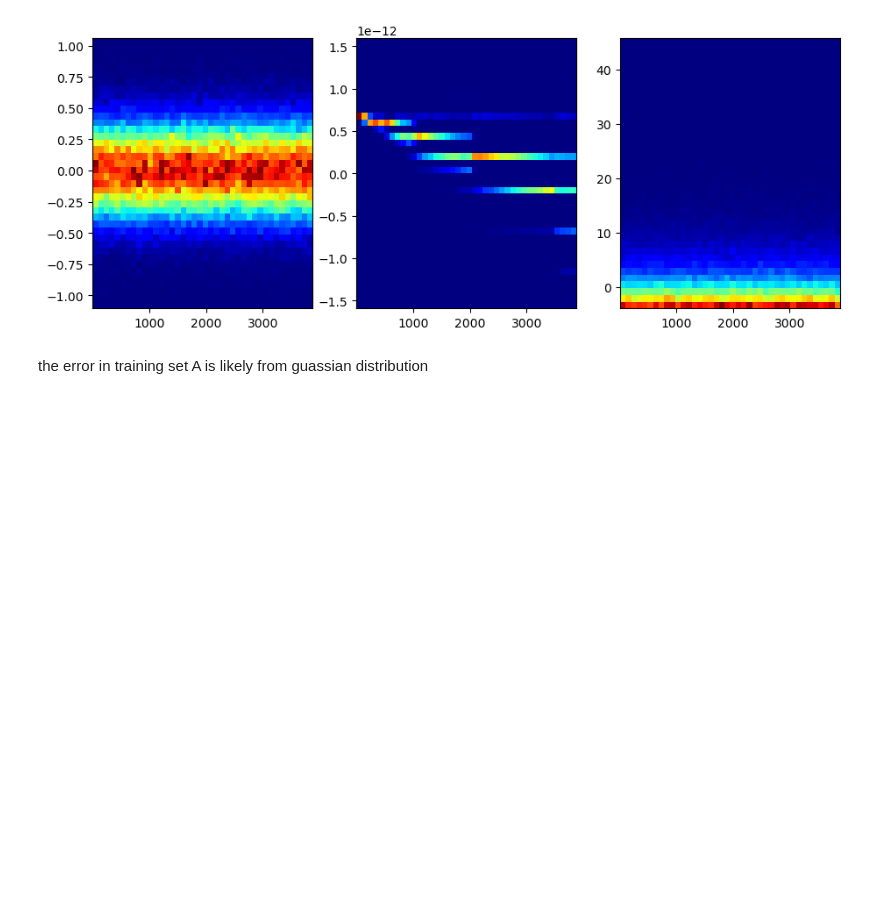
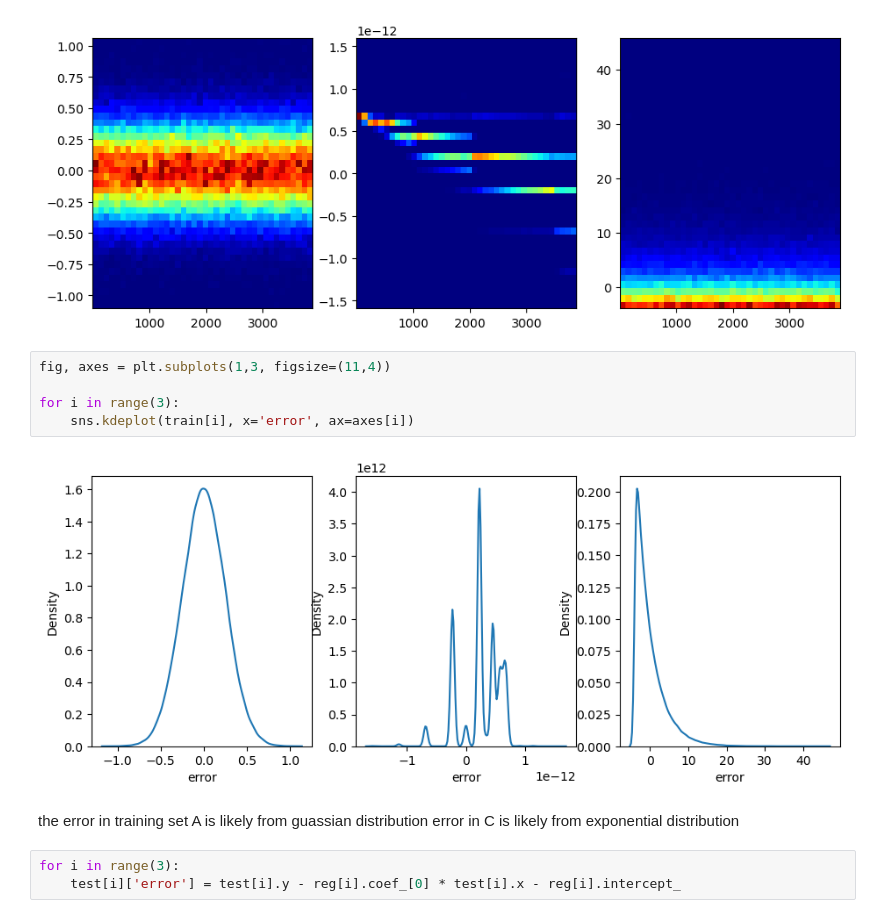
Before and after one commit to aakashks/dsg-lecture-assignments-aks, a Jupyter notebook: aakashks/assMath/2B-q2.ipynb, the cells around one changed output. Drawn from its saved outputs; the diff is of its cells as text; blank space fills up the shorter version.

```diff
--- a/aakashks/assMath/2B-q2.ipynb
+++ b/aakashks/assMath/2B-q2.ipynb
@@ -77,5 +77,16 @@ for i in range(3):
     axes[i].hist2d(train[i].y, train[i].error, (40, 40), cmap='jet')
 # %% [output]
 [figure]
+# %%
+fig, axes = plt.subplots(1,3, figsize=(11,4))
+
+for i in range(3):
+    sns.kdeplot(train[i], x='error', ax=axes[i])
+# %% [output]
+[figure, added]
 # %% [markdown]
 the error in training set A is likely from guassian distribution
+error in C is likely from exponential distribution
+# %%
+for i in range(3):
+    test[i]['error'] = test[i].y - reg[i].coef_[0] * test[i].x - reg[i].intercept_
```
Also changed, not shown: parts of 16 cells of this notebook.
